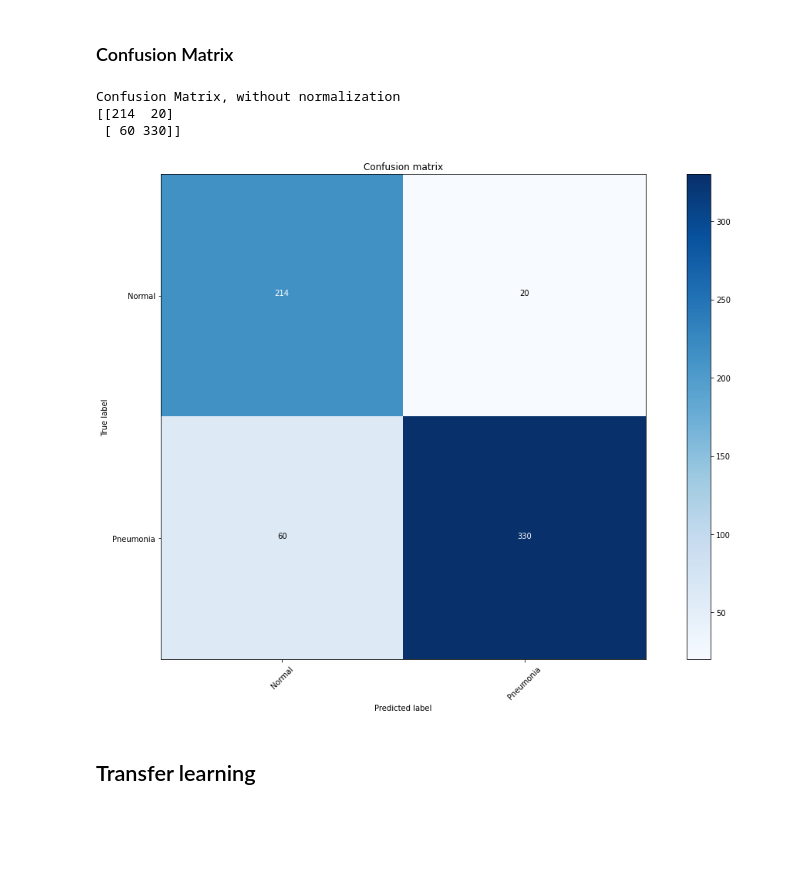
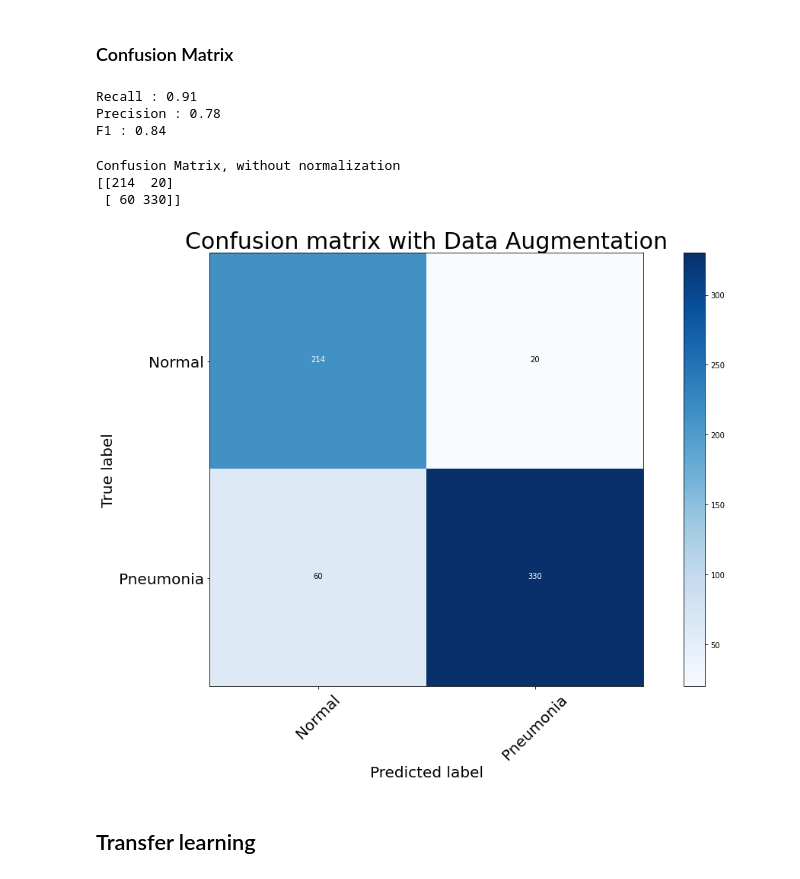
Before and after one commit to marmistead91/X-ray-Classification, a Jupyter notebook: Working Notebook.ipynb, the cells around one changed output. Cells and saved outputs as stored; diff of their text form; code cells hidden in the pictures; blank space fills up the shorter version.

```diff
--- a/Working Notebook.ipynb
+++ b/Working Notebook.ipynb
@@ -489,24 +537,32 @@ _________________________________________________________________
 accuracy: 87.18%
 # %% [markdown]
 ### Confusion Matrix
+# %%
+test_imagesaug, test_labelsaug = next(test_generator2)
 # %%
 predictaug = modelloadaug.predict_generator(test_generator2)
 roundpredictaug = predictaug.round()
 # %%
 cm2 = confusion_matrix(test_labelsaug,roundpredictaug)
+# %%
+au.prec_recall_f1(cm2)
+# %% [output]
+Recall : 0.91
+Precision : 0.78
+F1 : 0.84
 # %%
 classes = ['Normal', 'Pneumonia']
 # %%
 plt.figure(figsize=(15,10))
 au.plot_confusion_matrix(cm2, classes,
                           normalize=False,
-                          title='Confusion matrix',
+                          title='Confusion matrix with Data Augmentation',
                           cmap=plt.cm.Blues)
 # %% [output]
 Confusion Matrix, without normalization
 [[214  20]
  [ 60 330]]
-[figure, old version]
+[figure, new version]
 # %% [markdown]
 ## Transfer learning
 # %%
```
Also changed, not shown: parts of 29 cells of this notebook, 1 other file.
